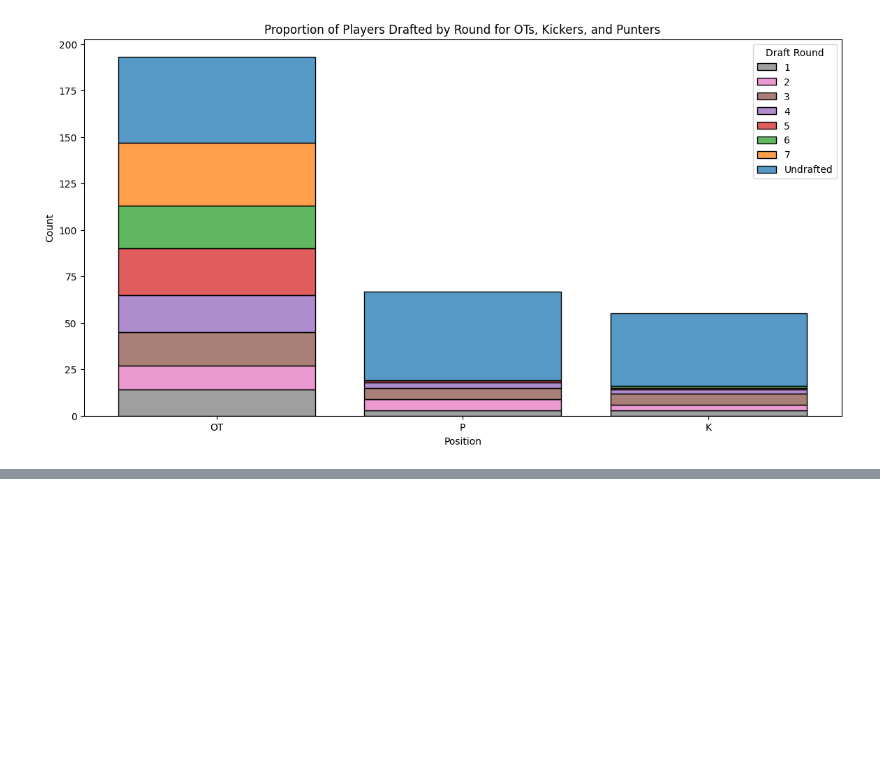
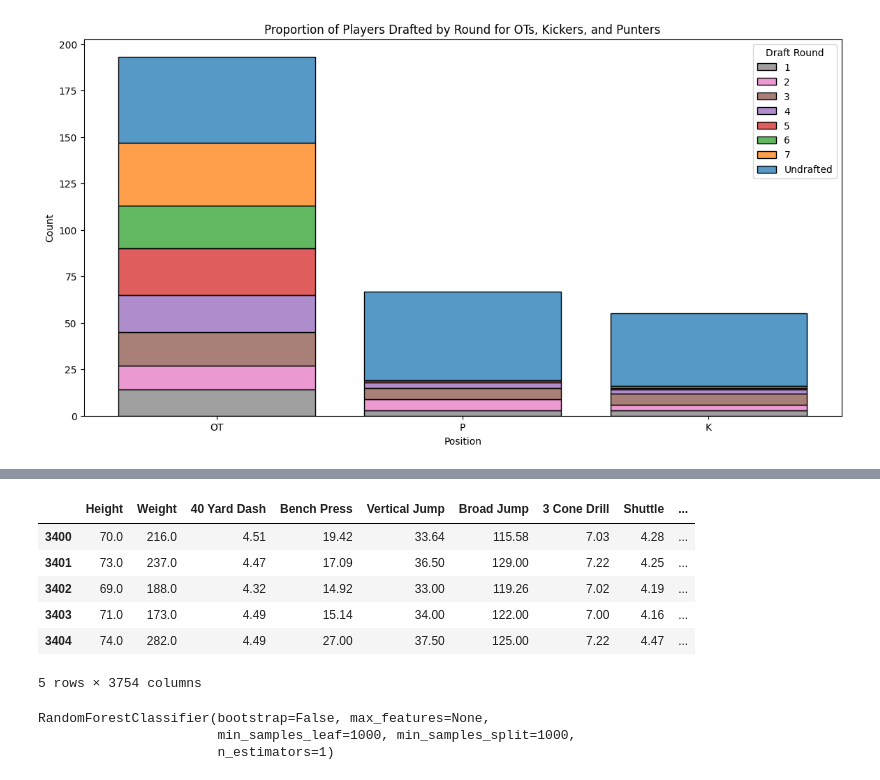
Before and after one commit to Vishwa-Sheth/Predict_the_NFL_cut, a Jupyter notebook: Progress Report - 5 Apr.ipynb, the cells around one changed output, grey strips where cells are left out. Cells and saved outputs as stored; diff of their text form; code cells hidden in the pictures; blank space fills up the shorter version.

Commit message:
Added Analysis of Random Forest

```diff
--- a/Progress Report - 5 Apr.ipynb
+++ b/Progress Report - 5 Apr.ipynb
@@ -722,0 +803,36 @@ plt.show()
+# %%
+test_X.head()
+# %% [output]
+|  | Height | Weight | 40 Yard Dash | Bench Press | Vertical Jump | Broad Jump | 3 Cone Drill | Shuttle | ... |
+| 3400 | 70.0 | 216.0 | 4.51 | 19.42 | 33.64 | 115.58 | 7.03 | 4.28 | ... |
+| 3401 | 73.0 | 237.0 | 4.47 | 17.09 | 36.50 | 129.00 | 7.22 | 4.25 | ... |
+| 3402 | 69.0 | 188.0 | 4.32 | 14.92 | 33.00 | 119.26 | 7.02 | 4.19 | ... |
+| 3403 | 71.0 | 173.0 | 4.49 | 15.14 | 34.00 | 122.00 | 7.00 | 4.16 | ... |
+| 3404 | 74.0 | 282.0 | 4.49 | 27.00 | 37.50 | 125.00 | 7.22 | 4.47 | ... |
+5 rows × 3754 columns
+# %%
+from sklearn.ensemble import RandomForestClassifier
+# Define the parameter values as baseline
+n_estimators = 1
+max_depth = None
+min_samples_split = 1000
+min_samples_leaf = 1000
+max_features = None
+bootstrap = False
+
+
+# Initialize the Random Forest classifier with custom parameters
+baseline_rf = RandomForestClassifier(n_estimators=n_estimators,
+                                    max_depth=max_depth,
+                                    min_samples_split=min_samples_split,
+                                    min_samples_leaf=min_samples_leaf,
+                                    max_features=max_features,
+                                    bootstrap=bootstrap)
+
+# Initialize and train Random Forest classifier as baseline
+# baseline_rf = RandomForestClassifier()
+baseline_rf.fit(train_X, train_y)
+# %% [output]
+RandomForestClassifier(bootstrap=False, max_features=None,
+                       min_samples_leaf=1000, min_samples_split=1000,
+                       n_estimators=1)
```
Also changed, not shown: parts of 14 cells of this notebook.
